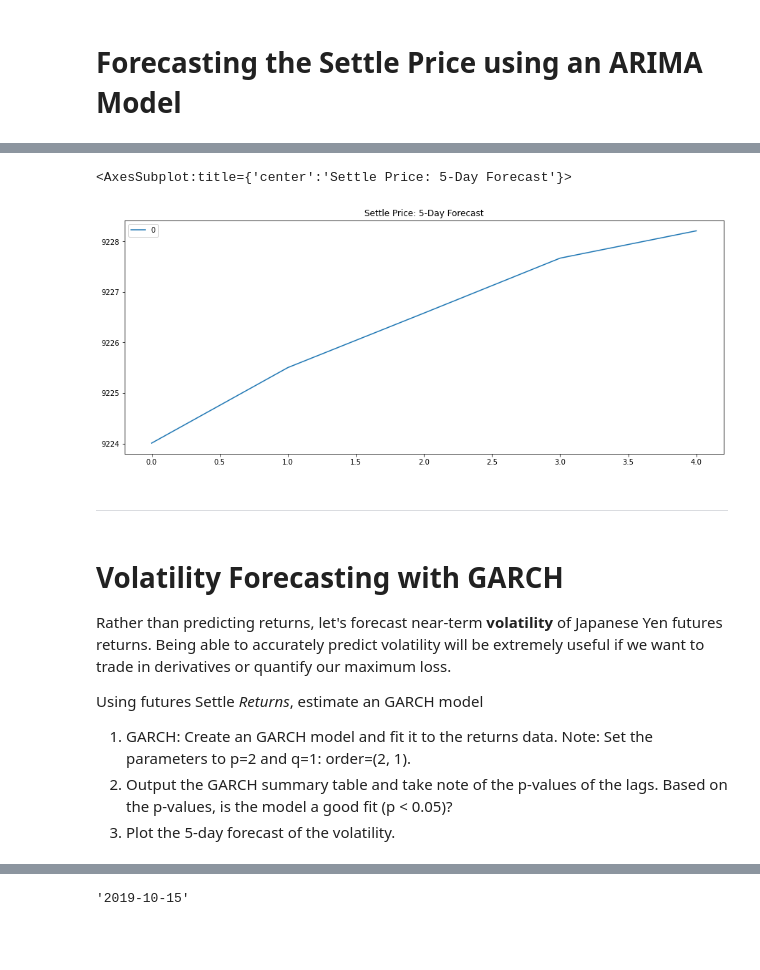
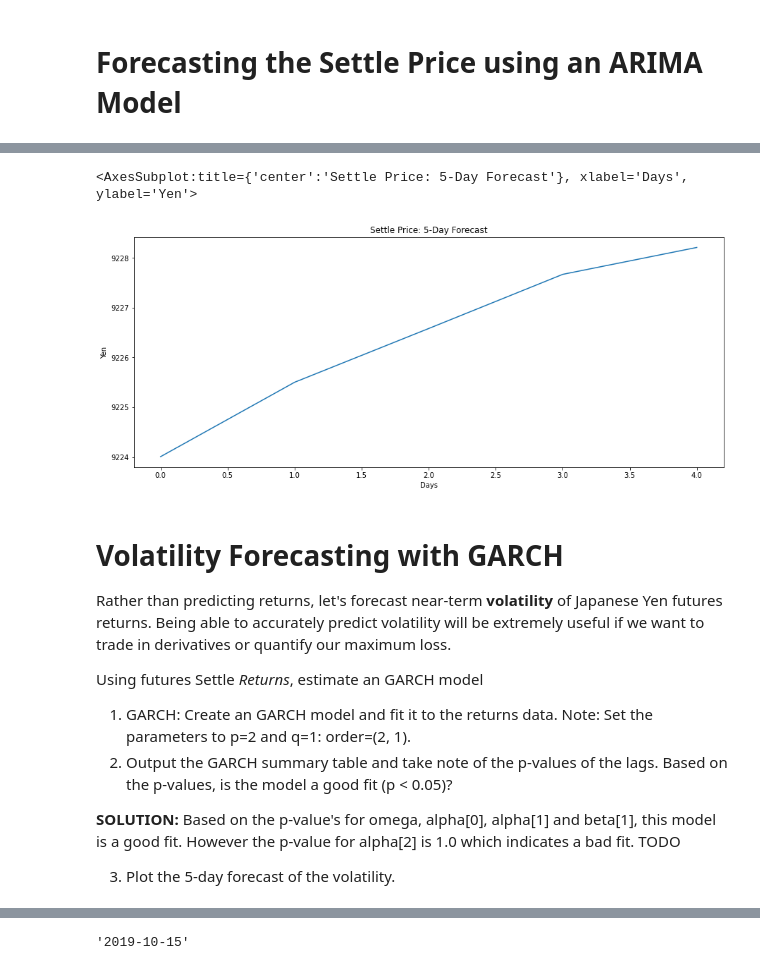
Before and after one commit to drg-developer-2-GWFinTech-Homeworks/homework-time-series, a Jupyter notebook: time_series_analysis.ipynb, the cells around one changed output, grey strips where cells are left out. Saved outputs shown, nothing was run; the diff lists cells and outputs as text; code cells hidden in the pictures; blank space fills up the shorter version.

```diff
--- a/time_series_analysis.ipynb
+++ b/time_series_analysis.ipynb
@@ -220,12 +228,10 @@ Roots
 | MA.1 | 3.3648 | +0.0000j | 3.3648 | 0.0000 |
 # %%
 # Plot the 5 Day Price Forecast
-pd.DataFrame(results.forecast(steps=5)[0]).plot(figsize=figure_size, title="Settle Price: 5-Day Forecast")
+pd.DataFrame(results.forecast(steps=5)[0]).plot(figsize=figure_size, title="Settle Price: 5-Day Forecast", xlabel="Days", ylabel="Yen", legend=False)
 # %% [output]
-<AxesSubplot:title={'center':'Settle Price: 5-Day Forecast'}>
+<AxesSubplot:title={'center':'Settle Price: 5-Day Forecast'}, xlabel='Days', ylabel='Yen'>
-[figure, old version]
+[figure, new version]
-# %% [markdown]
----
 # %% [markdown]
 # Volatility Forecasting with GARCH
 
@@ -235,6 +241,9 @@ Using futures Settle *Returns*, estimate an GARCH model
 
 1. GARCH: Create an GARCH model and fit it to the returns data. Note: Set the parameters to p=2 and q=1: order=(2, 1).
 2. Output the GARCH summary table and take note of the p-values of the lags. Based on the p-values, is the model a good fit (p < 0.05)?
+
+**SOLUTION:** Based on the p-value's for omega, alpha\[0\], alpha\[1\] and beta\[1\], this model is a good fit. However the p-value for alpha\[2\] is 1.0 which indicates a bad fit. TODO
+
 3. Plot the 5-day forecast of the volatility.
 # %%
 # import arch
```
Also changed, not shown: parts of 12 cells of this notebook.
